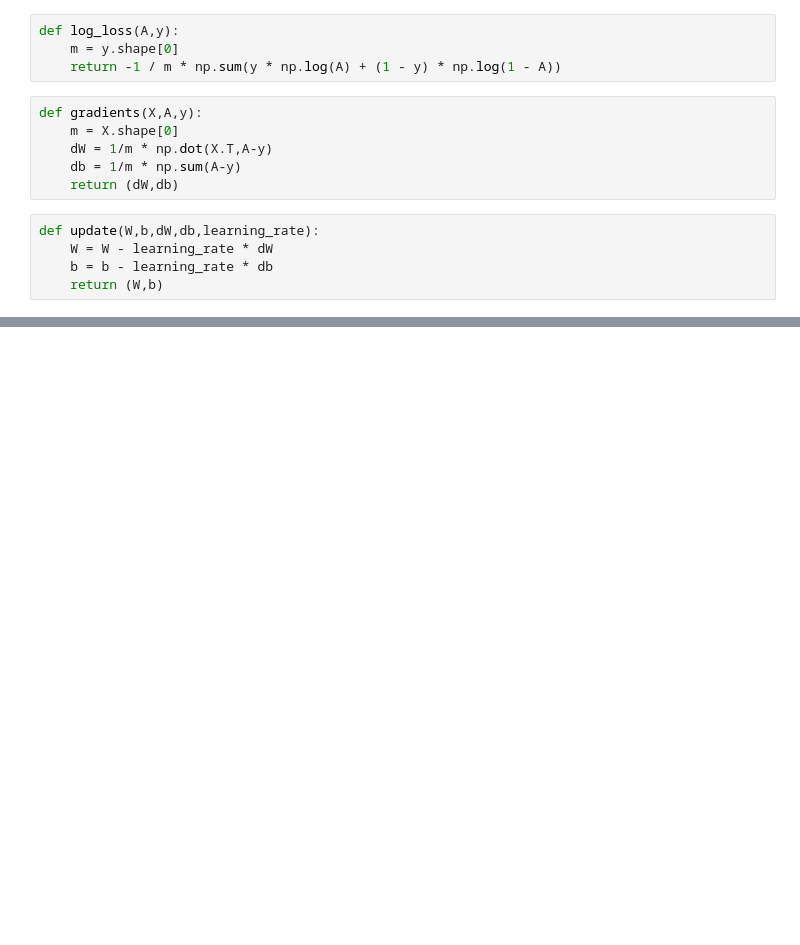
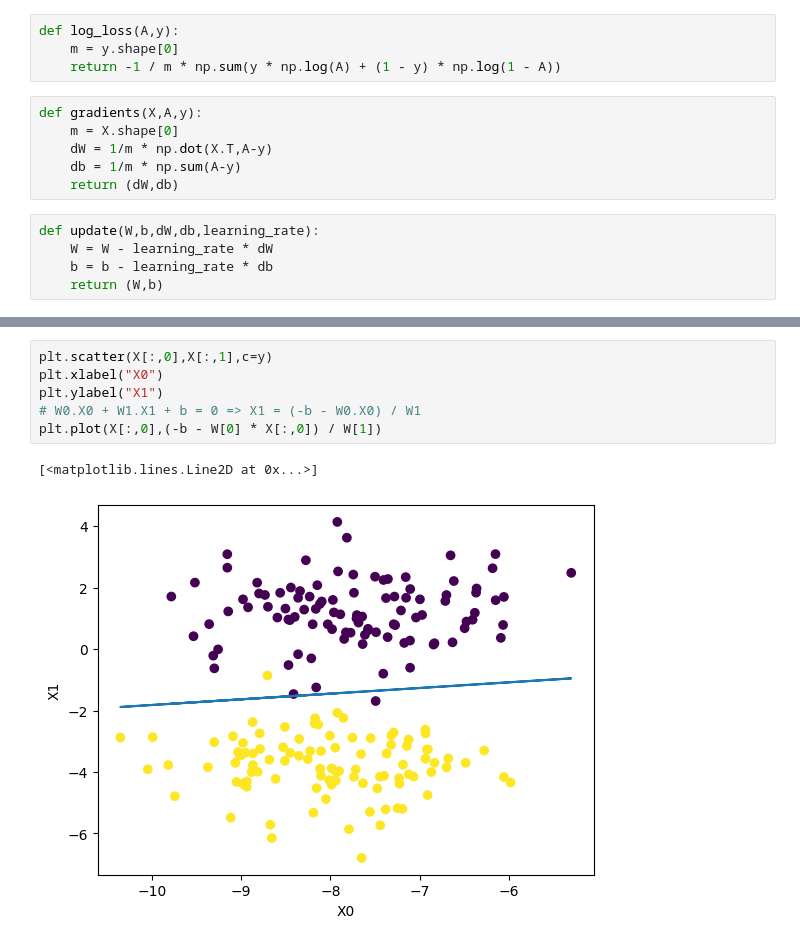
Before and after one commit to yahiaDZz/Trucs-SML, a Jupyter notebook: NeuralNetwork.ipynb, the cells around one changed output, grey strips where cells are left out. Cells and saved outputs as stored; diff of their text form; blank space fills up the shorter version.

```diff
--- a/NeuralNetwork.ipynb
+++ b/NeuralNetwork.ipynb
@@ -62,0 +111,9 @@ W,b = neuron(X,y,n_iter=1000,learning_rate=0.01)
+# %%
+plt.scatter(X[:,0],X[:,1],c=y)
+plt.xlabel("X0")
+plt.ylabel("X1")
+# W0.X0 + W1.X1 + b = 0 => X1 = (-b - W0.X0) / W1
+plt.plot(X[:,0],(-b - W[0] * X[:,0]) / W[1])
+# %% [output]
+[<matplotlib.lines.Line2D at 0x...>]
+[figure, added]
```
Also changed, not shown: parts of 9 cells of this notebook.
